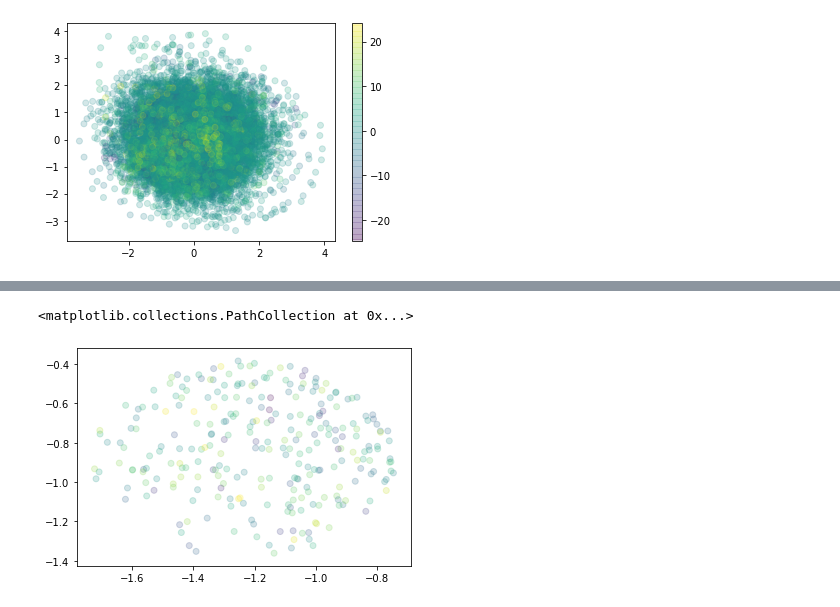
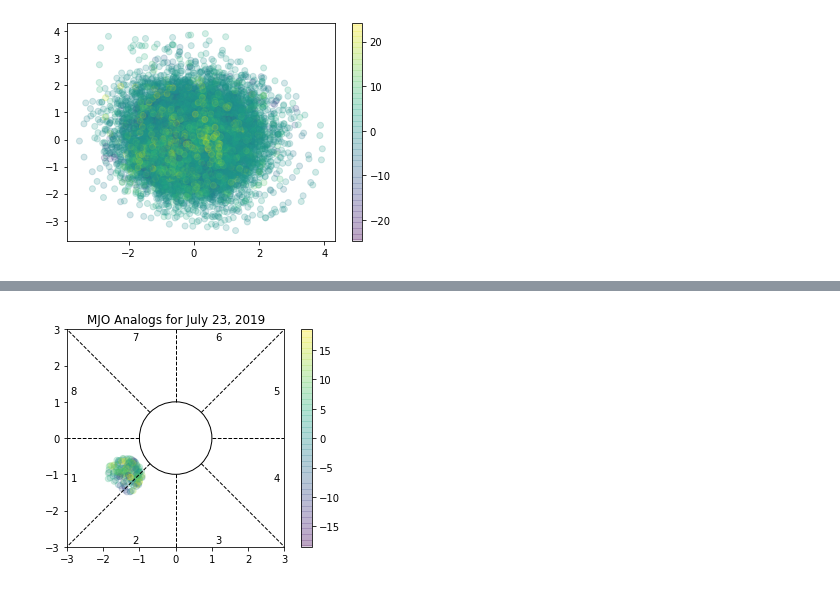
Before and after one commit to sgdecker/mjo, a Jupyter notebook: MJOAnalysis.ipynb, the cells around one changed output, grey strips where cells are left out. Cells and saved outputs as stored; diff of their text form; code cells hidden in the pictures.

Commit message:
Add phase diagram

```diff
--- a/MJOAnalysis.ipynb
+++ b/MJOAnalysis.ipynb
@@ -99,5 +99,29 @@ analogs
-# %%
-plt.scatter(analogs['RMM1'], analogs['RMM2'], c=analogs['cdd_anom'], alpha=0.2)
-# %% [output]
-<matplotlib.collections.PathCollection at 0x...>
-[figure, removed]
+# %%
+def draw_mjo_phase(ax):
+    c = plt.Circle((0,0), radius=1, fill=False)
+    ax.add_patch(c)
+
+    s2 = np.sqrt(2)/2
+    params = {'c': 'k', 'ls': '--', 'lw': 1.}
+    ax.plot((1,3),(0,0), **params)
+    ax.plot((s2,3),(s2,3), **params)
+    ax.plot((0,0),(1,3), **params)
+    ax.plot((-s2,-3),(s2,3), **params)
+    ax.plot((-1,-3),(0,0), **params)
+    ax.plot((-s2,-3),(-s2,-3), **params)
+    ax.plot((0,0),(-1,-3), **params)
+    ax.plot((s2,3),(-s2,-3), **params)
+    phases = ((-2.9, -1.2, '1'), (-1.2, -2.9, '2'), (1.1, -2.9, '3'), (2.7, -1.2, '4'),
+              (-2.9, 1.2, '8'), (-1.2, 2.7, '7'), (1.1, 2.7, '6'), (2.7, 1.2, '5'))
+    for p in phases:
+        ax.text(*p)
+#    ax.text(-1.2,-2.9,'2')
+# %%
+fig = plt.figure()
+ax = plt.axes()
+s = ax.scatter(analogs['RMM1'], analogs['RMM2'], c=analogs['cdd_anom'], alpha=0.2)
+plt.colorbar(s)
+ax.set(xlim=(-3, 3), ylim=(-3, 3), aspect='equal', title=f'MJO Analogs for {today:%B %d, %Y}')
+draw_mjo_phase(ax)
+# %% [output]
+[figure, added]
```
Also changed, not shown: parts of 3 cells of this notebook.
